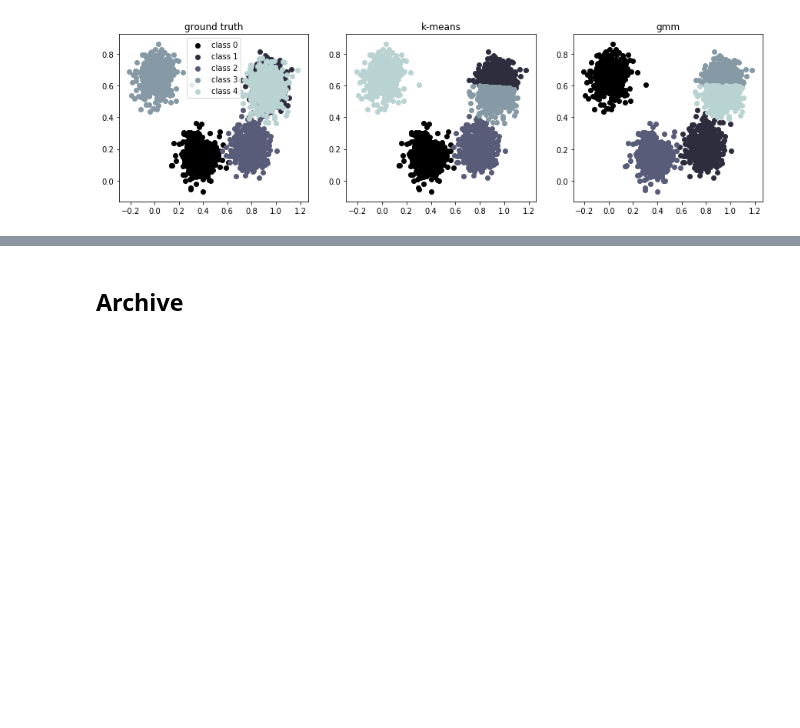
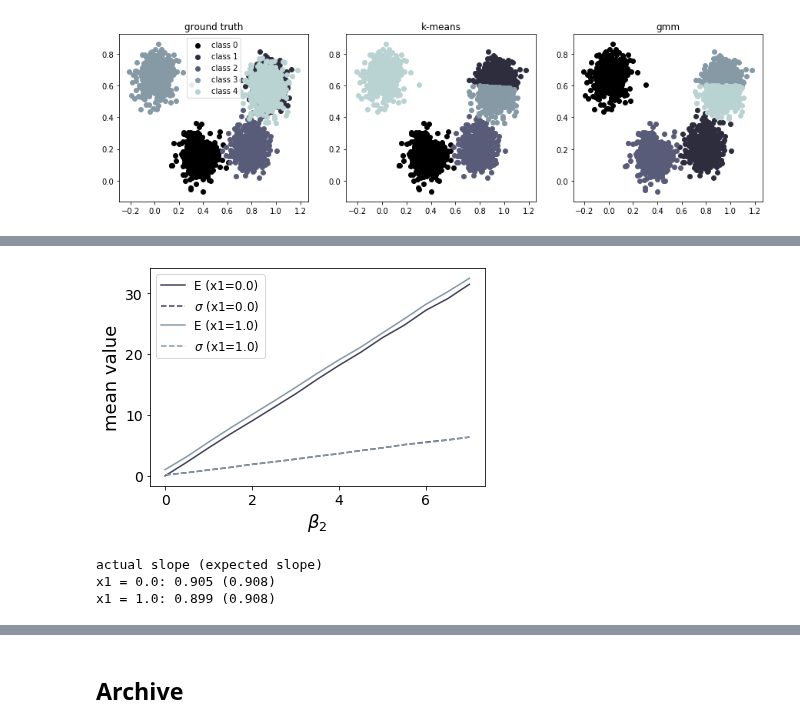
Before and after one commit to jbwebb8/foraging-analysis, a Jupyter notebook: notebooks/models.ipynb, the cells around one changed output, grey strips where cells are left out. Drawn from its saved outputs; the diff is of its cells as text; code cells hidden in the pictures; blank space fills up the shorter version.

```diff
--- a/notebooks/models.ipynb
+++ b/notebooks/models.ipynb
@@ -98,0 +283,34 @@ Converged after 56 iterations.
+# %%
+# Plot expectation and std vs. B_2
+fig, ax = plt.subplots()
+
+for i, x1 in enumerate(np.unique(X[:, 1])):
+    means = samples.mean(axis=-1)
+    ax.plot(b2, means.mean(axis=1)[:, i],
+            color=cmap(0.3*(i+1)),
+            linestyle='-',
+            label='E (x1={:.1f})'.format(x1))
+    ax.plot(b2, means.std(axis=1)[:, i],
+            color=cmap(0.3*(i+1)),
+            linestyle='--',
+            label='$\sigma$ (x1={:.1f})'.format(x1))
+
+ax.set_xlabel(r'$\beta_2$')
+ax.set_ylabel('mean value')
+ax.legend();
+# %% [output]
+[figure, added]
+# %%
+# Fit slopes and compare to expected value.(1/n_x2*var(x_2))**0.5
+print('actual slope (expected slope)')
+for i, x1 in enumerate(np.unique(X[:, 1])):
+    means = samples.mean(axis=-1)
+    lr = ephys.LinearRegression()
+    lr.fit(b2, means.std(axis=1)[:, i])
+
+    print('x1 = {:.1f}: {:.3f} ({:.3f})'
+          .format(x1, lr.params['w'][0,0], (np.unique(X[:,2]).std()/n_x2**0.5)))
+# %% [output]
+actual slope (expected slope)
+x1 = 0.0: 0.905 (0.908)
+x1 = 1.0: 0.899 (0.908)
```
Also changed, not shown: parts of 11 cells of this notebook.
